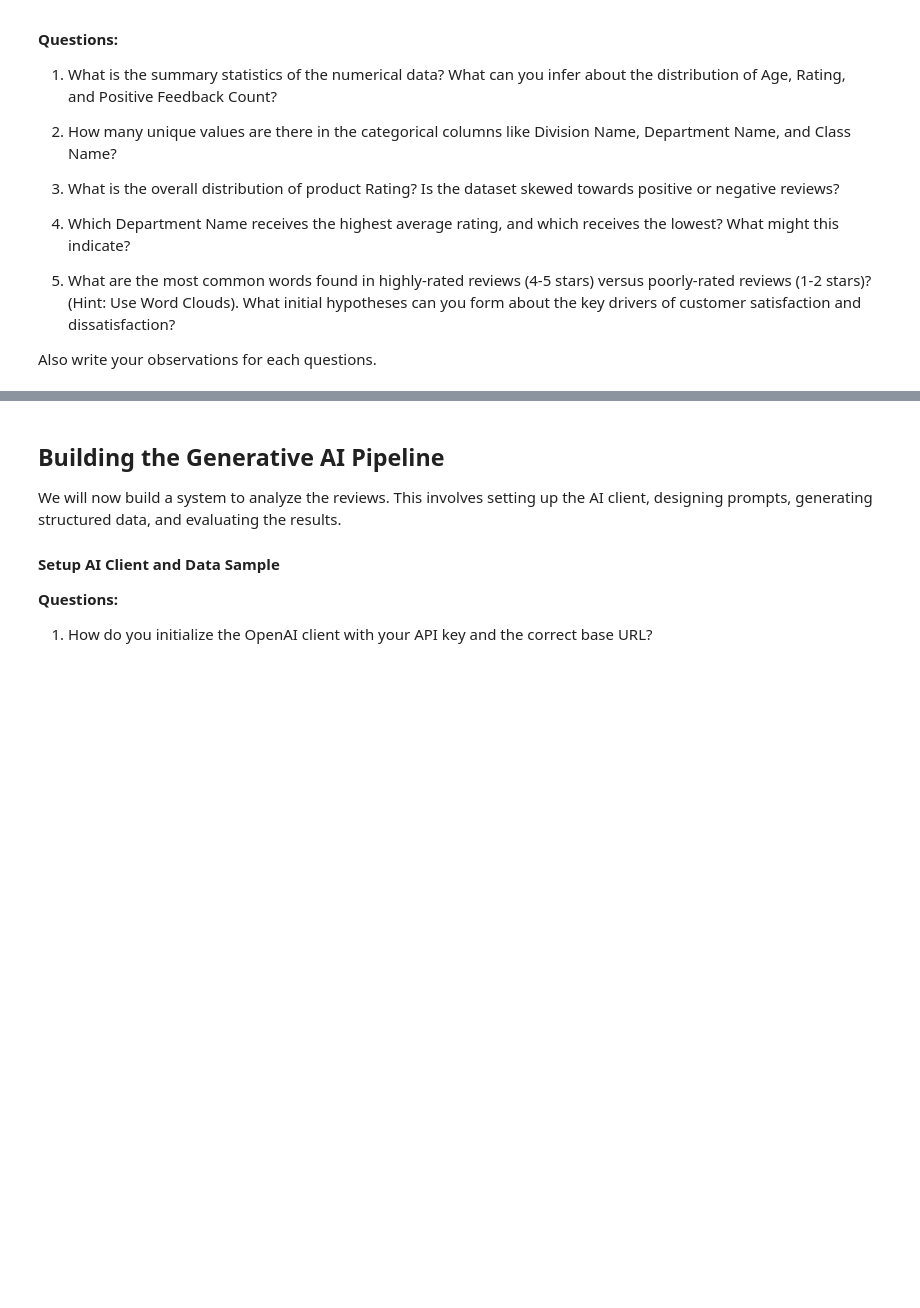
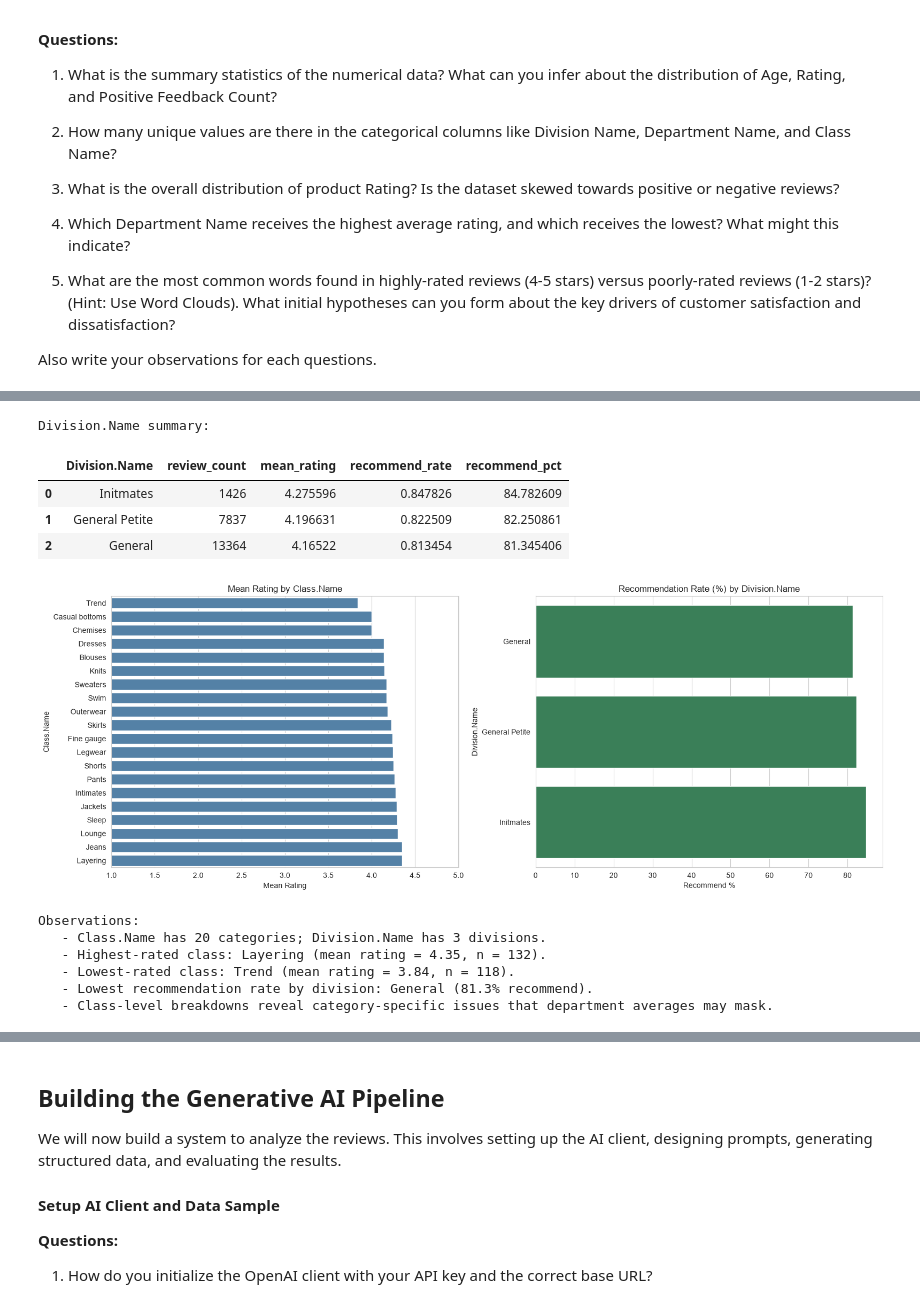
Before and after one commit to sys8dev/real-time-retail-feedback-intelligence, a Jupyter notebook: Real_Time_Retail_Feedback_Intelligence_Full_code.ipynb, the cells around one changed output, grey strips where cells are left out. Saved outputs shown, nothing was run; the diff lists cells and outputs as text; code cells hidden in the pictures; blank space fills up the shorter version.

```diff
--- a/Real_Time_Retail_Feedback_Intelligence_Full_code.ipynb
+++ b/Real_Time_Retail_Feedback_Intelligence_Full_code.ipynb
@@ -710,0 +1146,67 @@ Also write your observations for each questions.
+# %%
+# ------------------------------------------------------------------
+# Additional Analysis 2: Recommendation rate and rating by Class.Name and Division.Name
+# Extend department-level insights to division and class to pinpoint granular product categories with satisfaction gaps.
+# ------------------------------------------------------------------
+print("\nAdditional Analysis 2: Rating and recommendation by Class and Division")
+print("-" * 80)
+
+def category_satisfaction_summary(group_col):
+    summary = (
+        df.groupby(group_col)
+        .agg(
+            review_count=("Rating", "count"),
+            mean_rating=("Rating", "mean"),
+            recommend_rate=("Recommended.IND", "mean"),
+        )
+        .assign(recommend_pct=lambda x: x["recommend_rate"] * 100)
+        .sort_values("mean_rating", ascending=False)
+        .reset_index()
+    )
+    return summary
+
+class_summary = category_satisfaction_summary("Class.Name")
+division_summary = category_satisfaction_summary("Division.Name")
+
+print("Class.Name summary:")
+display(class_summary)
+
+print("Division.Name summary:")
+display(division_summary)
+
+fig, axes = plt.subplots(1, 2, figsize=(16, 6))
+
+sns.barplot(
+    data=class_summary.sort_values("mean_rating", ascending=True),
+    y="Class.Name",
+    x="mean_rating",
+    ax=axes[0],
+    color="steelblue",
+)
+axes[0].set_title("Mean Rating by Class.Name")
+axes[0].set_xlabel("Mean Rating")
+axes[0].set_xlim(1, 5)
+
+sns.barplot(
+    data=division_summary.sort_values("recommend_pct", ascending=True),
+    y="Division.Name",
+    x="recommend_pct",
+    ax=axes[1],
+    color="seagreen",
+)
+axes[1].set_title("Recommendation Rate (%) by Division.Name")
+axes[1].set_xlabel("Recommend %")
+plt.tight_layout()
+plt.show()
+
+lowest_class = class_summary.iloc[-1]
+highest_class = class_summary.iloc[0]
+lowest_div = division_summary.iloc[-1]
+
+print("Observations:")
+print(f"   - Class.Name has {class_summary['Class.Name'].nunique()} categories; Division.Name has {division_summary['Division.Name'].nunique()} divisions.")
+print(f"   - Highest-rated class: {highest_class['Class.Name']} (mean rating = {highest_class['mean_rating']:.2f}, n = {int(highest_class['review_count']):,}).")
+print(f"   - Lowest-rated class: {lowest_class['Class.Name']} (mean rating = {lowest_class['mean_rating']:.2f}, n = {int(lowest_class['review_count']):,}).")
+print(f"   - Lowest recommendation rate by division: {lowest_div['Division.Name']} ({lowest_div['recommend_pct']:.1f}% recommend).")
+print(f"   - Class-level breakdowns reveal category-specific issues that department averages may mask.")
+# %% [output]
@@ -710,0 +1233,12 @@ Also write your observations for each questions.
+Division.Name summary:
+|  | Division.Name | review_count | mean_rating | recommend_rate | recommend_pct |
+| 0 | Initmates | 1426 | 4.275596 | 0.847826 | 84.782609 |
+| 1 | General Petite | 7837 | 4.196631 | 0.822509 | 82.250861 |
+| 2 | General | 13364 | 4.16522 | 0.813454 | 81.345406 |
+[figure, added]
+Observations:
+   - Class.Name has 20 categories; Division.Name has 3 divisions.
+   - Highest-rated class: Layering (mean rating = 4.35, n = 132).
+   - Lowest-rated class: Trend (mean rating = 3.84, n = 118).
+   - Lowest recommendation rate by division: General (81.3% recommend).
+   - Class-level breakdowns reveal category-specific issues that department averages may mask.
```
Also changed, not shown: parts of 27 cells of this notebook, 3 other files.
